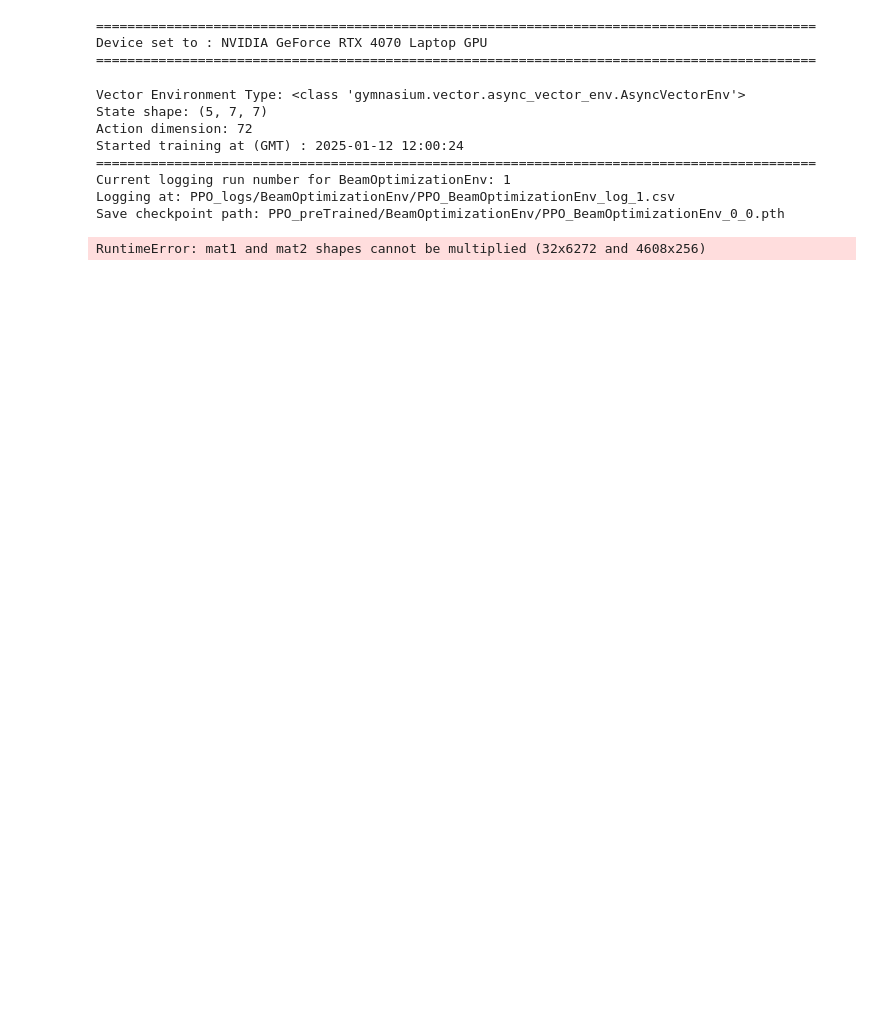
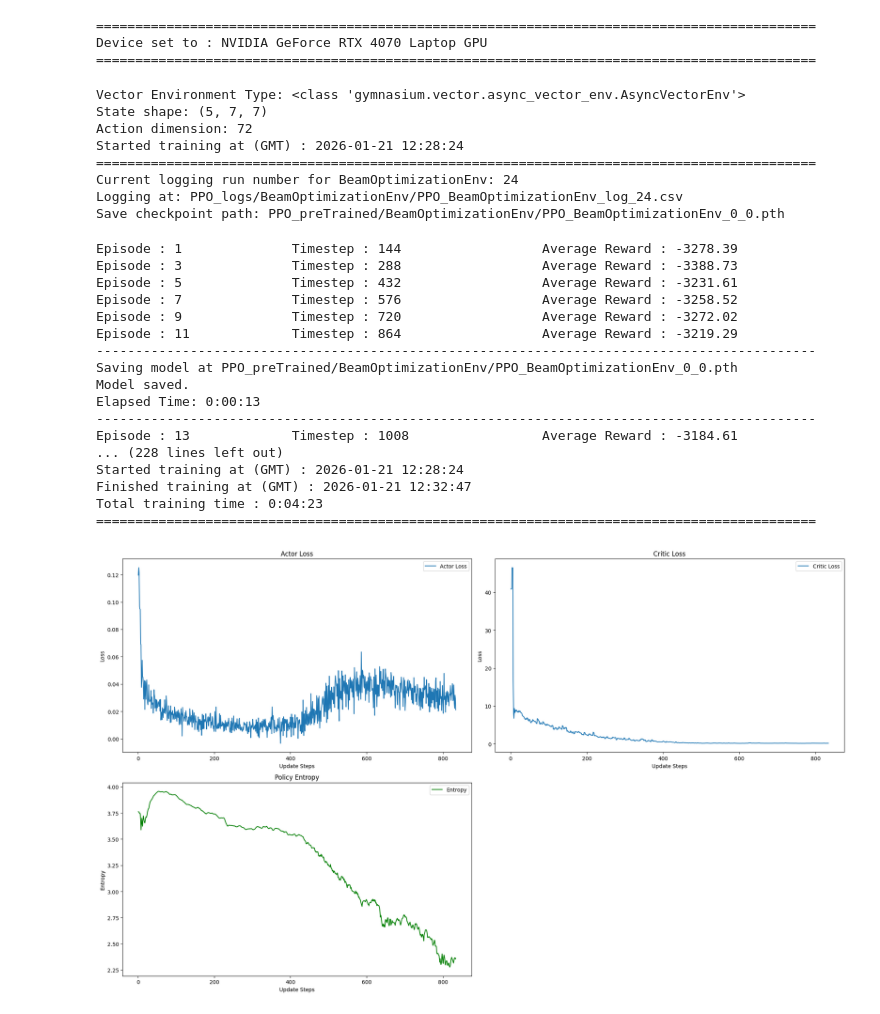
Before and after one commit to miho97/structural_optimization, a Jupyter notebook: src/ppo_main_cnn.ipynb, the cells around one changed output. Drawn from its saved outputs; the diff is of its cells as text; code cells hidden in the pictures; blank space fills up the shorter version.

Commit message:
Update PPO with ReLU activation, first-step reward fix, and add gitignore

```diff
--- a/src/ppo_main_cnn.ipynb
+++ b/src/ppo_main_cnn.ipynb
@@ -60,14 +60,14 @@ if __name__ == "__main__":
 
     # Hyperparameters
     env_name = "BeamOptimizationEnv"
-    num_envs = 32
+    num_envs = 64
     width = 6
     height = 6
     channels = 5  # Densities, Normals X & Y, Forces X & Y
     action_dim = 2 * width * height  # Assuming discrete actions: increase or decrease each cell
     has_continuous_action_space = False
     max_ep_len = width * height * 2
-    max_training_timesteps = int(5e5)
+    max_training_timesteps = int(2e4)
     update_timestep = max_ep_len  # Update PPO every 'update_timestep' timesteps
 
     # Action std decay parameters (only for continuous action spaces)
@@ -100,8 +100,8 @@ if __name__ == "__main__":
     # Initialize PPO agent
     ppo_agent = ppo_cnn.PPO(
         state_channels=state_channels,
-        width=width,
-        height=height,
+        width=state_width,
+        height=state_height,
         action_dim=action_dim,
         lr_actor=0.0003,
         lr_critic=0.001,
@@ -178,12 +178,13 @@ if __name__ == "__main__":
         done_flags = np.array([False] * num_envs)
 
         for t_step in range(1, max_ep_len + 1):
-            # Select actions for all environments
+            # Select actions for all environments (returns GPU tensors)
             actions, logprobs, state_values = ppo_agent.select_action(states)
 
-            # Take actions in all environments
+            # Take actions in all environments - MUST convert to numpy/CPU for async workers
             try:
-                next_states, rewards, dones, truncateds, infos = vector_env.step(actions)
+                actions_np = actions.cpu().numpy()  # Convert to numpy for environment
+                next_states, rewards, dones, truncateds, infos = vector_env.step(actions_np)
             except Exception as e:
                 print(f"Error during environment step: {e}")
                 break
@@ -194,19 +195,13 @@ if __name__ == "__main__":
             # Convert next_states to torch tensors
             next_states = torch.tensor(next_states, dtype=torch.float32).to(device)
 
-            # Convert actions to tensors
-            if not ppo_agent.has_continuous_action_space:
-                actions_tensor = torch.LongTensor(actions).to(device)  # [num_envs]
-            else:
-                actions_tensor = torch.FloatTensor(actions).to(device)  # [num_envs]
-
-            # Store transitions in the buffer
+            # Store transitions in the buffer (actions already a tensor from select_action)
             ppo_agent.buffer.store(
                 states=states,  # [num_envs, channels, W, H]
-                actions=actions_tensor,  # [num_envs]
-                logprobs=torch.tensor(logprobs, dtype=torch.float32).to(device),  # [num_envs]
+                actions=actions,  # [num_envs] - already a tensor from select_action
+                logprobs=logprobs,  # [num_envs] - already a tensor
                 rewards=torch.tensor(rewards, dtype=torch.float32).to(device),  # [num_envs]
-                state_values=torch.tensor(state_values, dtype=torch.float32).to(device),  # [num_envs]
+                state_values=state_values,  # [num_envs] - already a tensor
                 is_terminals=torch.tensor(dones_combined, dtype=torch.bool).to(device)  # [num_envs]
             )
 
@@ -268,34 +263,51 @@ if __name__ == "__main__":
                 break
 
         # Logging for the episode
         print_running_reward += ep_rewards.sum()
         print_running_episodes += 1
 
         log_running_reward += ep_rewards.sum()
         log_running_episodes += 1
 
         i_episode += 1
 
     # Close environments after training
     vector_env.close()
 
     # Print total training time
     end_time = datetime.now().replace(microsecond=0)
     print("============================================================================================")
     print("Started training at (GMT) :", start_time)
     print("Finished training at (GMT) :", end_time)
     print(f"Total training time : {end_time - start_time}")
     print("============================================================================================")
 
     # Plot training metrics
     ppo_agent.plot_metrics()
 # %% [output]
 Vector Environment Type: <class 'gymnasium.vector.async_vector_env.AsyncVectorEnv'>
 State shape: (5, 7, 7)
 Action dimension: 72
-Started training at (GMT) : 2025-01-12 12:00:24
+Started training at (GMT) : 2026-01-21 12:28:24
 ============================================================================================
-Current logging run number for BeamOptimizationEnv: 1
-Logging at: PPO_logs/BeamOptimizationEnv/PPO_BeamOptimizationEnv_log_1.csv
+Current logging run number for BeamOptimizationEnv: 24
+Logging at: PPO_logs/BeamOptimizationEnv/PPO_BeamOptimizationEnv_log_24.csv
 Save checkpoint path: PPO_preTrained/BeamOptimizationEnv/PPO_BeamOptimizationEnv_0_0.pth
-RuntimeError: mat1 and mat2 shapes cannot be multiplied (32x6272 and 4608x256)
+Episode : 1              Timestep : 144                  Average Reward : -3278.39
+Episode : 3              Timestep : 288                  Average Reward : -3388.73
+Episode : 5              Timestep : 432                  Average Reward : -3231.61
+Episode : 7              Timestep : 576                  Average Reward : -3258.52
+Episode : 9              Timestep : 720                  Average Reward : -3272.02
+Episode : 11             Timestep : 864                  Average Reward : -3219.29
+--------------------------------------------------------------------------------------------
+Saving model at PPO_preTrained/BeamOptimizationEnv/PPO_BeamOptimizationEnv_0_0.pth
+Model saved.
+Elapsed Time: 0:00:13
+--------------------------------------------------------------------------------------------
+Episode : 13             Timestep : 1008                 Average Reward : -3184.61
+... (228 lines left out)
+Started training at (GMT) : 2026-01-21 12:28:24
+Finished training at (GMT) : 2026-01-21 12:32:47
+Total training time : 0:04:23
+============================================================================================
+[figure, added]
```
Also changed, not shown: parts of 1 cell of this notebook, 9 other files.
